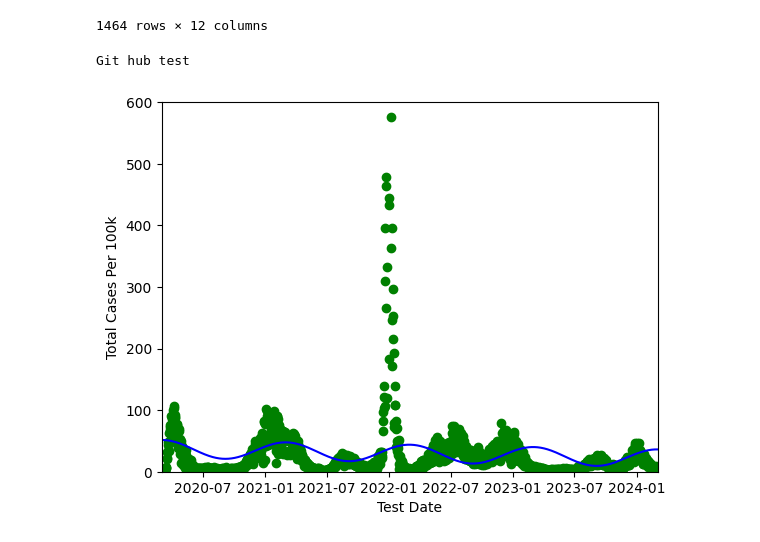
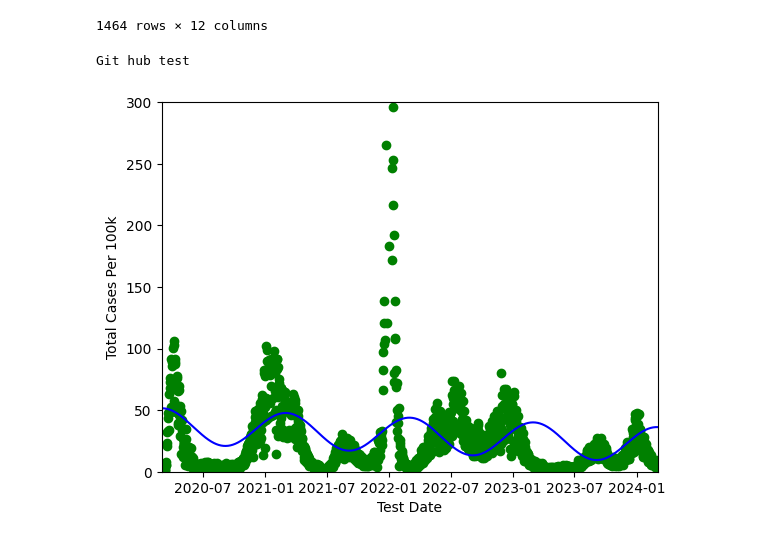
Before and after one commit to Deacon-Code/COVID-19-Model, a Jupyter notebook: Cylical_Model_NewYork.ipynb, the cells around one changed output. Drawn from its saved outputs; the diff is of its cells as text; code cells hidden in the pictures.

```diff
--- a/Cylical_Model_NewYork.ipynb
+++ b/Cylical_Model_NewYork.ipynb
@@ -134,25 +134,25 @@ See the caveats in the documentation: https://pandas.pydata.org/pandas-docs/stab
 # %%
 #Plotting
 #Added push comment to test git
 
 print("Git hub test")
 
 import matplotlib.pyplot as plt
 import matplotlib.dates
 from datetime import datetime
 
 x_axis= pd.to_datetime(NYAllData['Test Date']) #This needed to be converted to a date time format to work, used CO-Pilot to help me with this
 y = NYAllData['Total Cases Per 100k']
 
 
 plt.xlim(datetime(2020,3,1), datetime(2024,3,3))
-plt.ylim(0, 600)
+plt.ylim(0, 300)
 plt.scatter(x_axis, y, color = 'green')
 
 plt.plot(x_axis, model.predict(X), color="blue") #CO-Pilot added the model.predict(X) part, and I think I understand what it is doing
 plt.xlabel("Test Date")
 plt.ylabel("Total Cases Per 100k")
 plt.show()
 # %% [output]
 Git hub test
-[figure, old version]
+[figure, new version]
```
